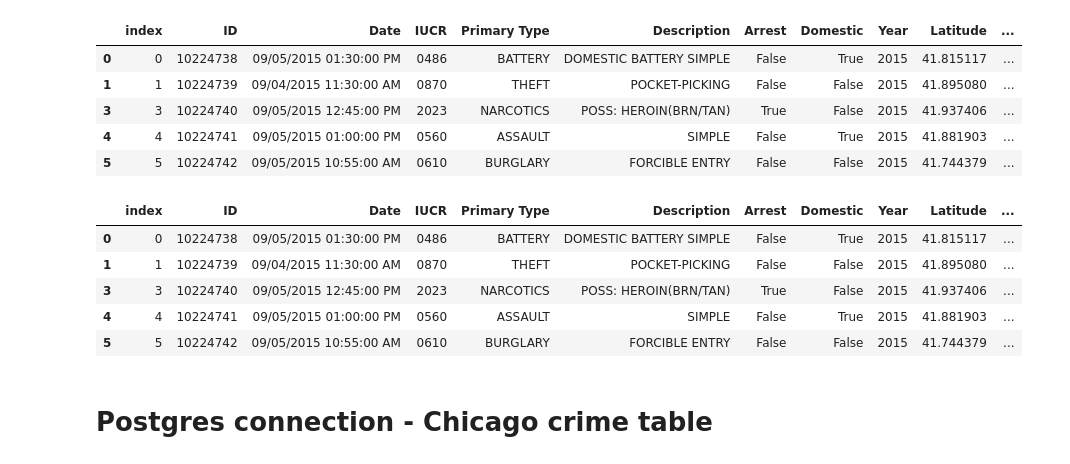
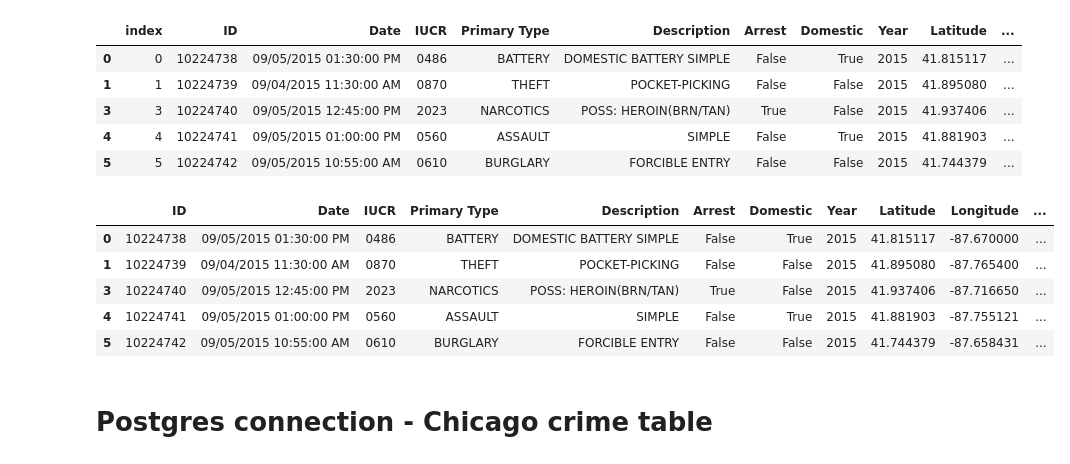
Before and after one commit to Karla-Flores/Chicago-Crime-Visualizing-Data, a Jupyter notebook: Proyect_03.ipynb, the cells around one changed output. Saved outputs shown, nothing was run; the diff lists cells and outputs as text; code cells hidden in the pictures.

Commit message:
Index dropped, SQL table modified

```diff
--- a/Proyect_03.ipynb
+++ b/Proyect_03.ipynb
@@ -77,14 +78,15 @@ table.head()
 | 5 | 5 | 10224742 | 09/05/2015 10:55:00 AM | 0610 | BURGLARY | FORCIBLE ENTRY | False | False | 2015 | 41.744379 | ... |
 # %%
 table['Month'] = table['Date'].str[0:2].astype(int)
+table = table.drop(['index'], axis=1)
 table.head()
 # %% [output]
-|  | index | ID | Date | IUCR | Primary Type | Description | Arrest | Domestic | Year | Latitude | ... |
-| 0 | 0 | 10224738 | 09/05/2015 01:30:00 PM | 0486 | BATTERY | DOMESTIC BATTERY SIMPLE | False | True | 2015 | 41.815117 | ... |
-| 1 | 1 | 10224739 | 09/04/2015 11:30:00 AM | 0870 | THEFT | POCKET-PICKING | False | False | 2015 | 41.895080 | ... |
-| 3 | 3 | 10224740 | 09/05/2015 12:45:00 PM | 2023 | NARCOTICS | POSS: HEROIN(BRN/TAN) | True | False | 2015 | 41.937406 | ... |
-| 4 | 4 | 10224741 | 09/05/2015 01:00:00 PM | 0560 | ASSAULT | SIMPLE | False | True | 2015 | 41.881903 | ... |
-| 5 | 5 | 10224742 | 09/05/2015 10:55:00 AM | 0610 | BURGLARY | FORCIBLE ENTRY | False | False | 2015 | 41.744379 | ... |
+|  | ID | Date | IUCR | Primary Type | Description | Arrest | Domestic | Year | Latitude | Longitude | ... |
+| 0 | 10224738 | 09/05/2015 01:30:00 PM | 0486 | BATTERY | DOMESTIC BATTERY SIMPLE | False | True | 2015 | 41.815117 | -87.670000 | ... |
+| 1 | 10224739 | 09/04/2015 11:30:00 AM | 0870 | THEFT | POCKET-PICKING | False | False | 2015 | 41.895080 | -87.765400 | ... |
+| 3 | 10224740 | 09/05/2015 12:45:00 PM | 2023 | NARCOTICS | POSS: HEROIN(BRN/TAN) | True | False | 2015 | 41.937406 | -87.716650 | ... |
+| 4 | 10224741 | 09/05/2015 01:00:00 PM | 0560 | ASSAULT | SIMPLE | False | True | 2015 | 41.881903 | -87.755121 | ... |
+| 5 | 10224742 | 09/05/2015 10:55:00 AM | 0610 | BURGLARY | FORCIBLE ENTRY | False | False | 2015 | 41.744379 | -87.658431 | ... |
 # %% [markdown]
 # Postgres connection - Chicago crime table
 # %%
```
Also changed, not shown: parts of 5 cells of this notebook, 1 other file.
